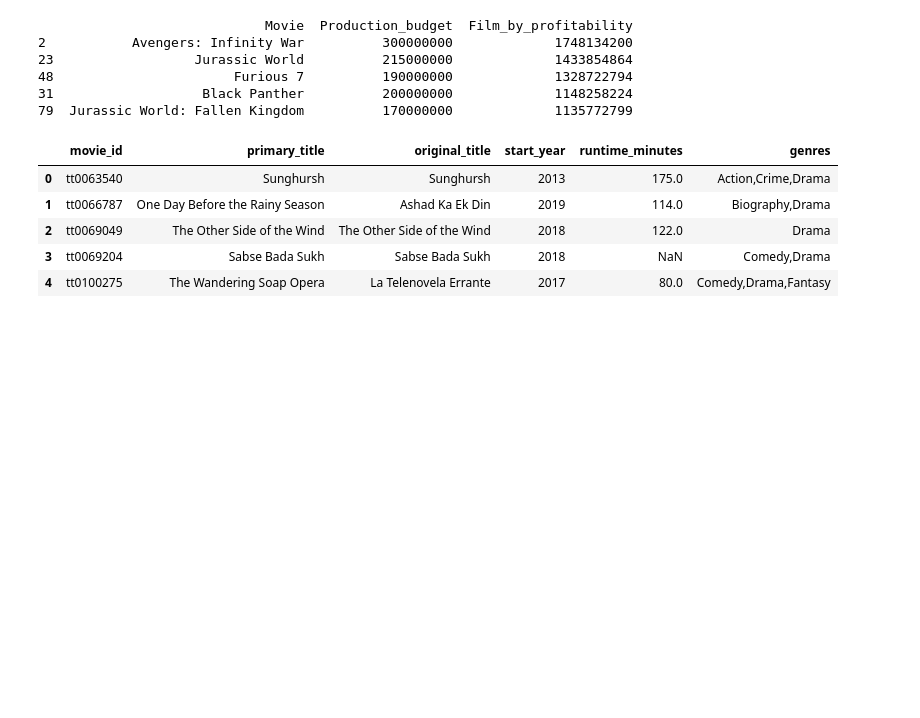
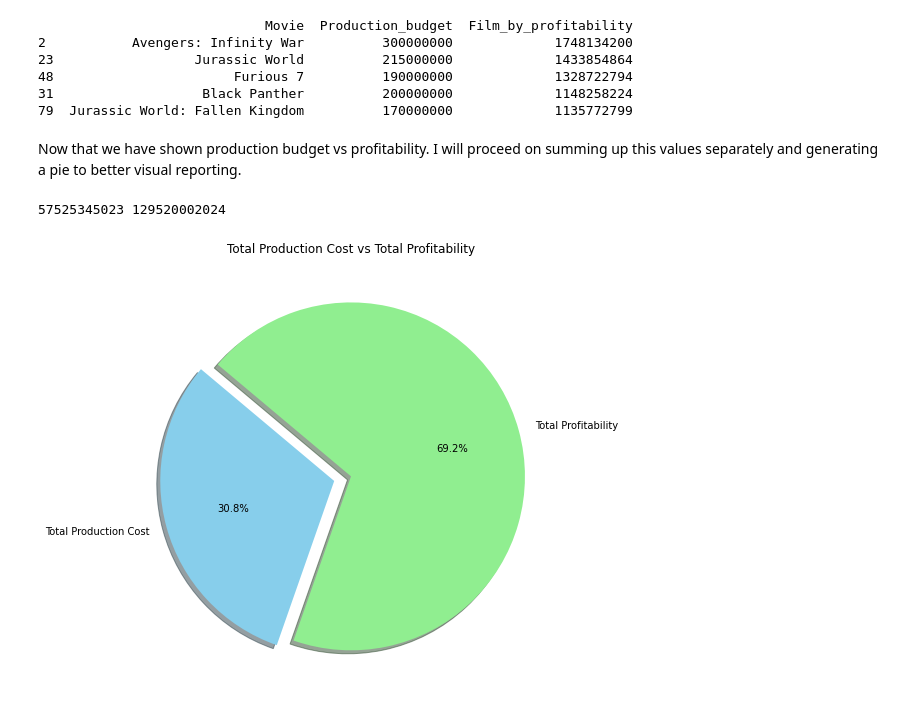
Before and after one commit to ruth-kitasi/Microsoft-movie-studio-project, a Jupyter notebook: index.ipynb, the cells around one changed output. Drawn from its saved outputs; the diff is of its cells as text; code cells hidden in the pictures; blank space fills up the shorter version.

```diff
--- a/index.ipynb
+++ b/index.ipynb
@@ -289,8 +279,8 @@ memory usage: 141.7+ KB
 # %%
 #after deleting duplicates.
 
-data_with_deleted_duplicate = df.drop_duplicates()
-data_with_deleted_duplicate.info()
+df_without_duplicates = df.drop_duplicates()
+df_without_duplicates.info()
 # %% [output]
 <class 'pandas.core.frame.DataFrame'>
 Int64Index: 1271 entries, 0 to 1394
@@ -314,6 +306,6 @@ memory usage: 129.1+ KB
 # %%
-#creating a copy of the data with no deleted duplicates
-df = data_with_deleted_duplicate
+#creating a copy of the data with no deleted duplicates, to perform the required analysis.
+df = df_without_duplicates
 df.head()
 # %% [output]
 |  | Release_date | Movie | Production_budget | Domestic_gross | Worldwide_gross | Studio | Foreign_gross | ... |
@@ -506,9 +481,29 @@ writers=pd.read_sql( """SELECT*
-# %%
-movie_basics.head()
-# %% [output]
-|  | movie_id | primary_title | original_title | start_year | runtime_minutes | genres |
-| 0 | tt0063540 | Sunghursh | Sunghursh | 2013 | 175.0 | Action,Crime,Drama |
-| 1 | tt0066787 | One Day Before the Rainy Season | Ashad Ka Ek Din | 2019 | 114.0 | Biography,Drama |
-| 2 | tt0069049 | The Other Side of the Wind | The Other Side of the Wind | 2018 | 122.0 | Drama |
-| 3 | tt0069204 | Sabse Bada Sukh | Sabse Bada Sukh | 2018 | NaN | Comedy,Drama |
-| 4 | tt0100275 | The Wandering Soap Opera | La Telenovela Errante | 2017 | 80.0 | Comedy,Drama,Fantasy |
+# %% [markdown]
+Now that we have shown production budget vs profitability. I will proceed on summing up this values separately and generating a pie to better visual reporting.
+# %%
+total_production_cost = Production_budget_profitability["Production_budget"].sum()
+total_profitability = Production_budget_profitability["Film_by_profitability"].sum()
+
+print(total_production_cost , total_profitability)
+# %% [output]
+57525345023 129520002024
+# %%
+
+# Data for the pie chart
+sizes = [total_production_cost, total_profitability]
+labels = ['Total Production Cost', 'Total Profitability']
+colors = ['skyblue', 'lightgreen']
+explode = (0.1, 0)
+
+# Plotting the pie chart
+plt.figure(figsize=(8, 8))
+plt.pie(sizes, explode=explode, labels=labels, colors=colors, autopct='%1.1f%%',
+        shadow=True, startangle=140)
+
+# Adding a title
+plt.title('Total Production Cost vs Total Profitability')
+
+# Show the plot
+plt.show()
+# %% [output]
+[figure, added]
```
Also changed, not shown: parts of 40 cells of this notebook, 1 other file.
